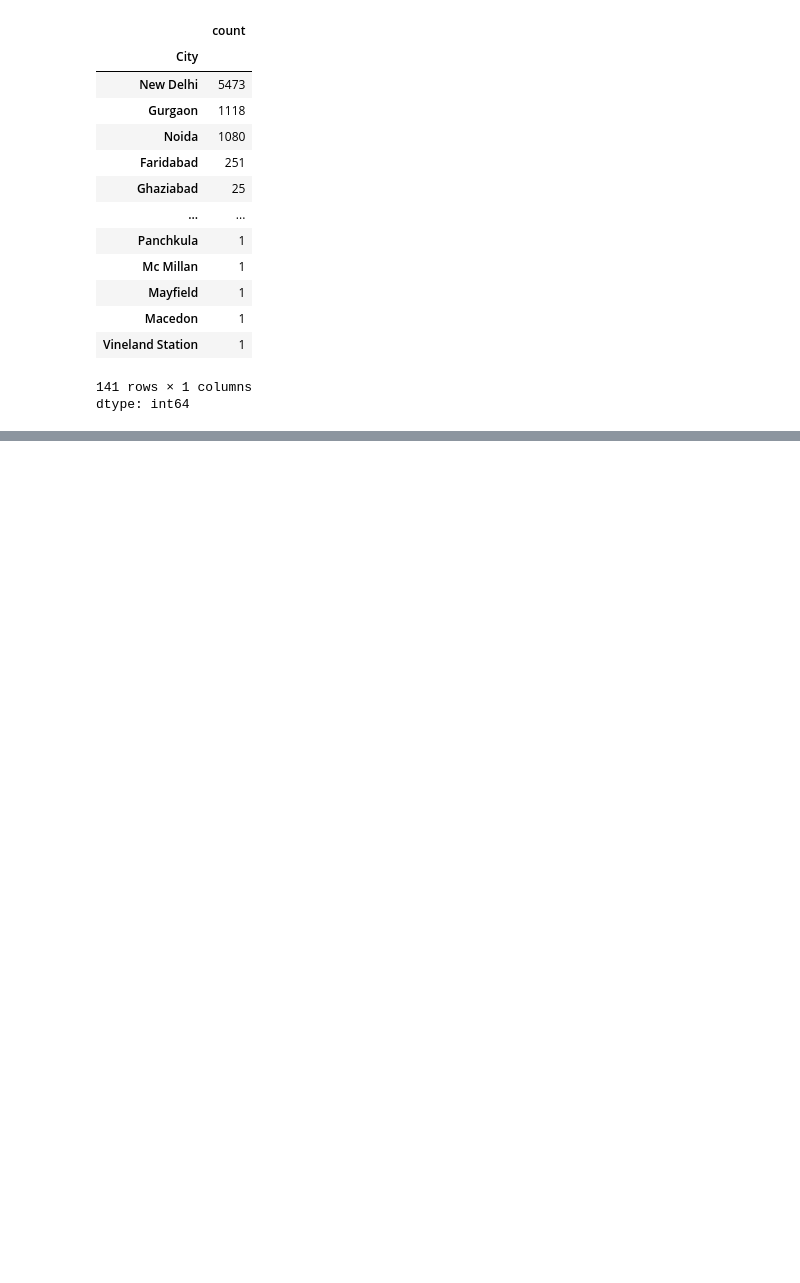
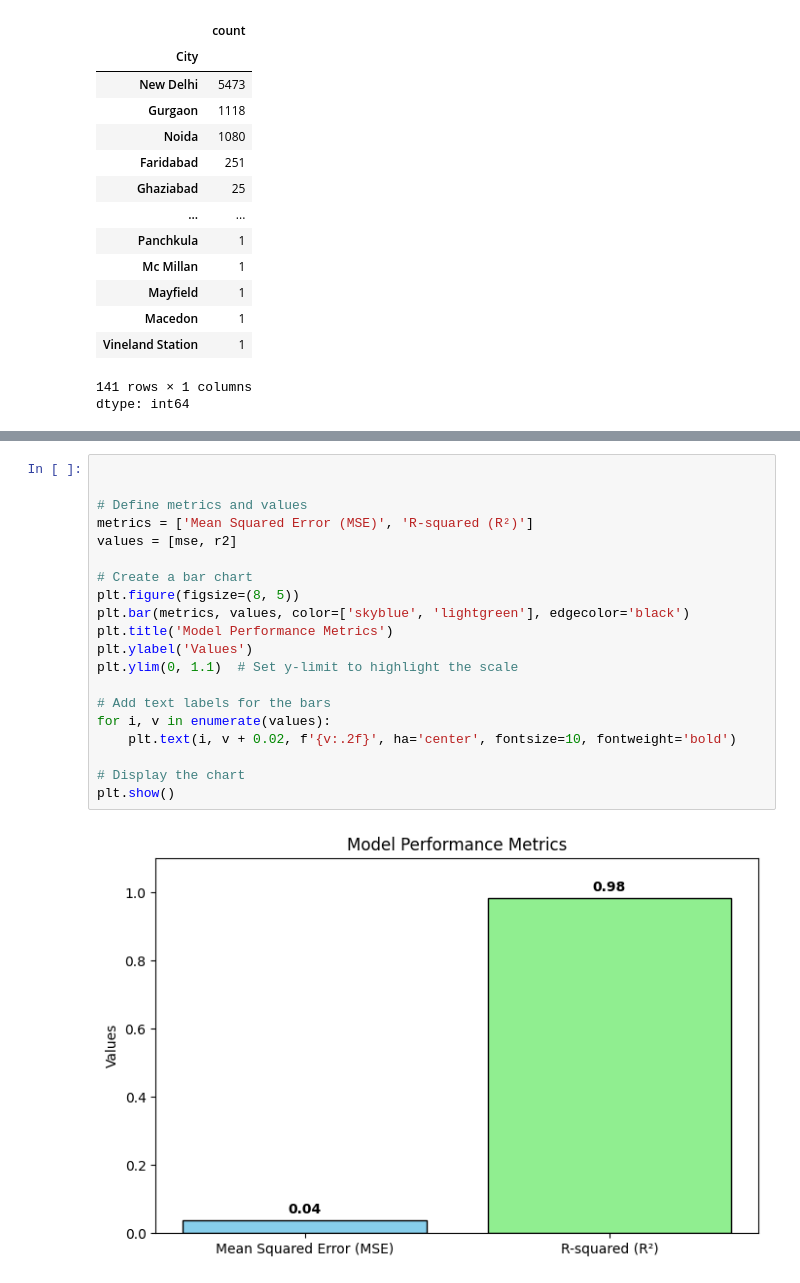
Before and after one commit to Meenutomar/Intel_Product_Sentiment_Analysis, a Jupyter notebook: notebooks/Restaurant_Rating_Prediction.ipynb, the cells around one changed output, grey strips where cells are left out. Saved outputs shown, nothing was run; the diff lists cells and outputs as text; blank space fills up the shorter version.

```diff
--- a/notebooks/Restaurant_Rating_Prediction.ipynb
+++ b/notebooks/Restaurant_Rating_Prediction.ipynb
@@ -107,0 +265,22 @@ dtype: int64
+# %%
+
+
+# Define metrics and values
+metrics = ['Mean Squared Error (MSE)', 'R-squared (R²)']
+values = [mse, r2]
+
+# Create a bar chart
+plt.figure(figsize=(8, 5))
+plt.bar(metrics, values, color=['skyblue', 'lightgreen'], edgecolor='black')
+plt.title('Model Performance Metrics')
+plt.ylabel('Values')
+plt.ylim(0, 1.1)  # Set y-limit to highlight the scale
+
+# Add text labels for the bars
+for i, v in enumerate(values):
+    plt.text(i, v + 0.02, f'{v:.2f}', ha='center', fontsize=10, fontweight='bold')
+
+# Display the chart
+plt.show()
+# %% [output]
+[figure, added]
```
Also changed, not shown: parts of 13 cells of this notebook.
